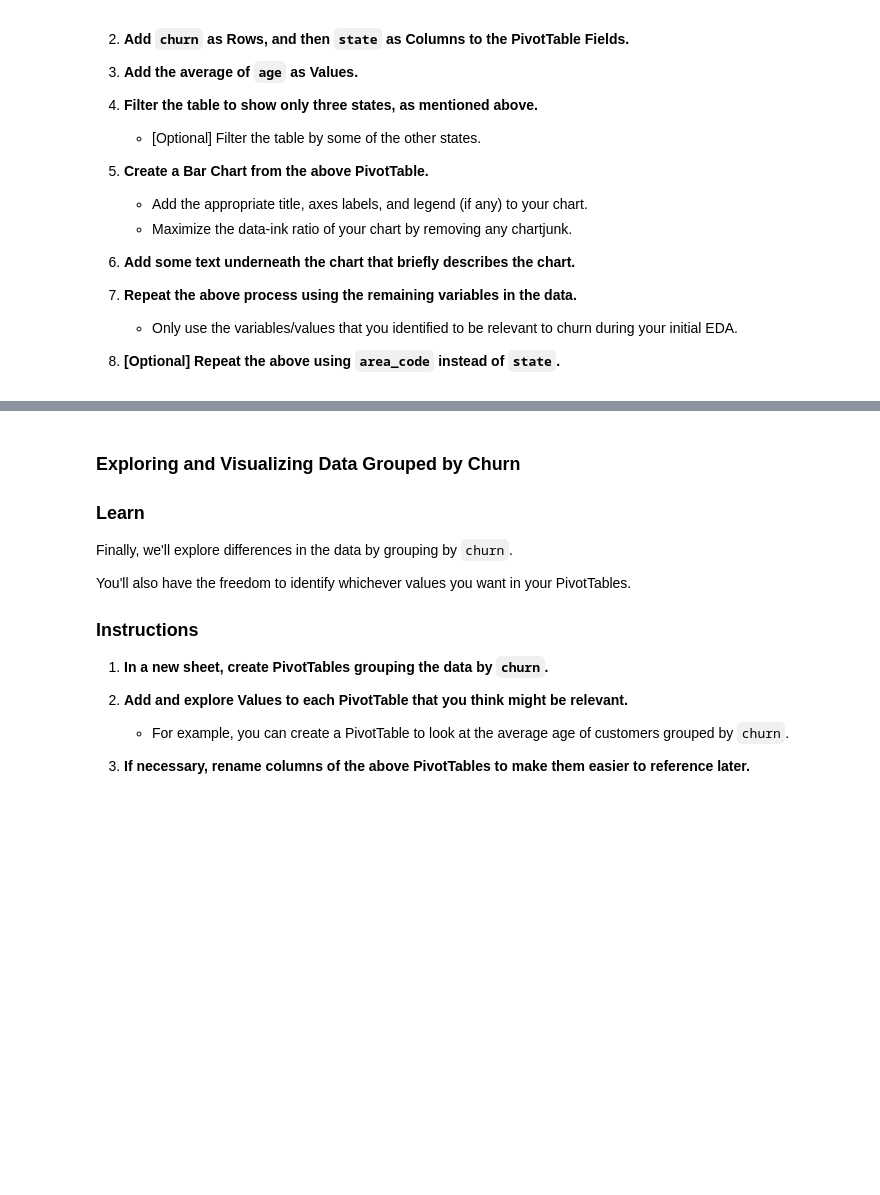
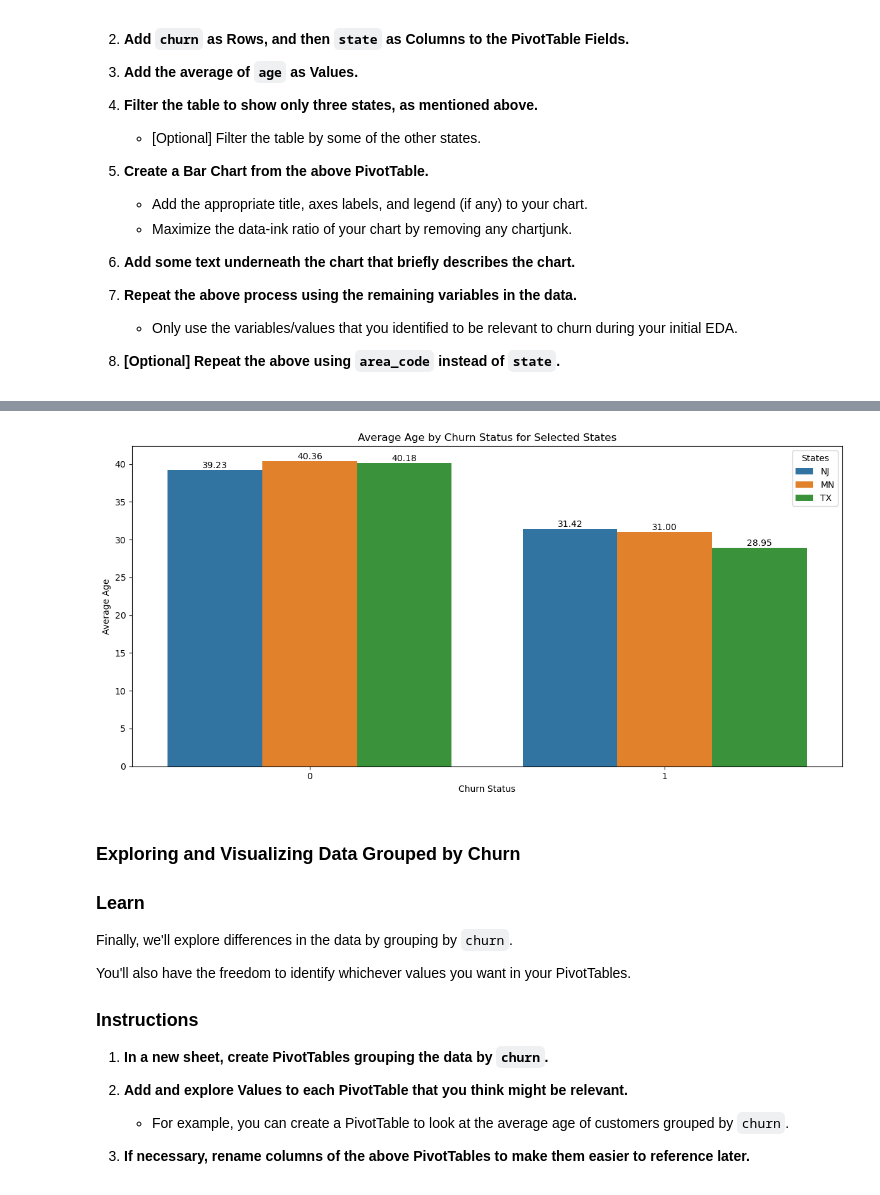
Before and after one commit to Lerch17/Project-1-, a Jupyter notebook: cody/customer-churn-prediction-2020/notebook.ipynb, the cells around one changed output, grey strips where cells are left out. Saved outputs shown, nothing was run; the diff lists cells and outputs as text; code cells hidden in the pictures; blank space fills up the shorter version.

```diff
--- a/cody/customer-churn-prediction-2020/notebook.ipynb
+++ b/cody/customer-churn-prediction-2020/notebook.ipynb
@@ -394,3 +483,28 @@ The chart might be too noisy if we use more than three states. However, we recom
+# %%
+# Melt the pivot table to long format for easier plotting with seaborn
+melted_pivot = filtered_pivot_table.reset_index().melt('churn', var_name='state', value_name='average_age')
+
+# Create the plot
+plt.figure(figsize=(12, 6))
+sns.barplot(x='churn', y='average_age', hue='state', data=melted_pivot)
+
+# Customize the plot
+plt.title('Average Age by Churn Status for Selected States')
+plt.xlabel('Churn Status')
+plt.ylabel('Average Age')
+
+# Add value labels on top of each bar
+for i, bar in enumerate(plt.gca().containers):
+    plt.gca().bar_label(bar, fmt='%.2f', label_type='edge')
+
+# Show legend
+plt.legend(title='States')
+
+# Display the plot
+plt.tight_layout()
+plt.show()
+# %% [output]
+[figure, added]
 # %% [markdown]
 ### Exploring and Visualizing Data Grouped by Churn
 
```
Also changed, not shown: parts of 15 cells of this notebook.
